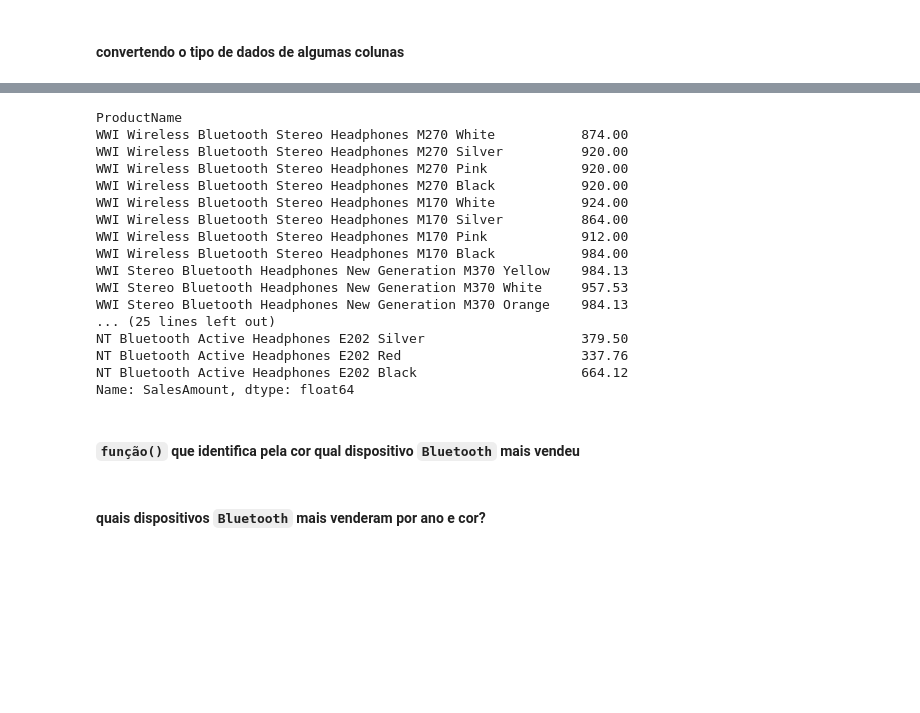
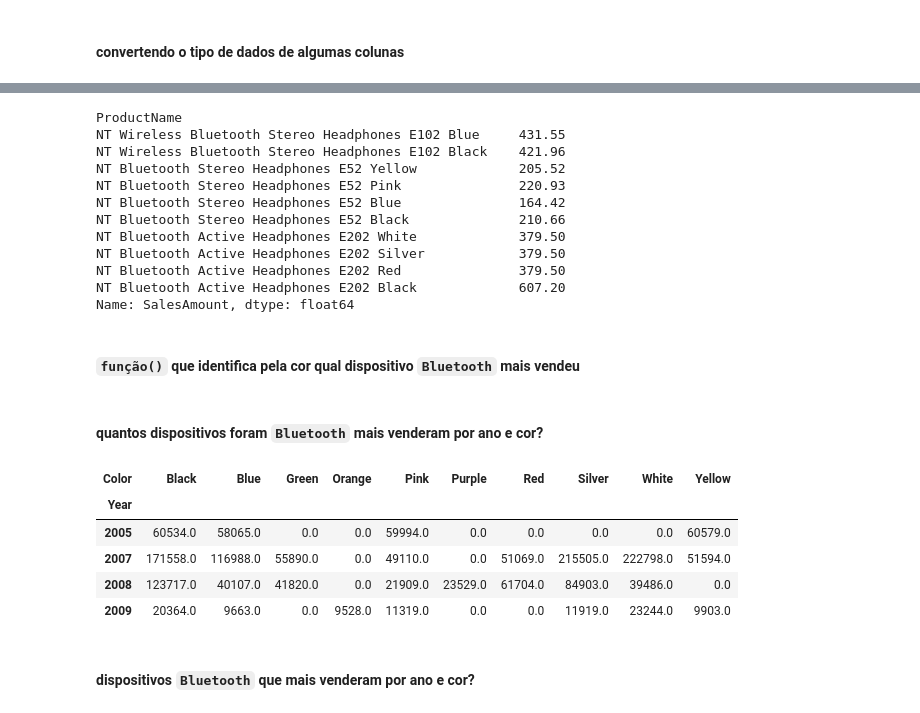
Before and after one commit to romeritomorais/extracting-1.000.000-rows-from-sqlserver-with-pandas, a Jupyter notebook: Extracting data from SQLServer with Python.ipynb, the cells around one changed output, grey strips where cells are left out. Cells and saved outputs as stored; diff of their text form; code cells hidden in the pictures; blank space fills up the shorter version.

```diff
--- a/Extracting data from SQLServer with Python.ipynb
+++ b/Extracting data from SQLServer with Python.ipynb
@@ -94,26 +99,20 @@ df['Year'] = df.AvailableForSaleDate.str[:4]
 # %%
 
-df[(df['SalesAmount'] < 1000 ) &
-   (df['ProductName'].str.contains("Bluetooth" ,na=False)
+df[(df['ProductName'].str.contains("Bluetooth" ,na=False)
       )].groupby(['ProductName']
-         ).median().sort_values(by="ProductName", ascending=False)['SalesAmount'].round(2)
+         ).median().sort_values(by="ProductName", ascending=False)['SalesAmount'].round(2).tail(10)
 # %% [output]
 ProductName
-WWI Wireless Bluetooth Stereo Headphones M270 White           874.00
-WWI Wireless Bluetooth Stereo Headphones M270 Silver          920.00
-WWI Wireless Bluetooth Stereo Headphones M270 Pink            920.00
-WWI Wireless Bluetooth Stereo Headphones M270 Black           920.00
-WWI Wireless Bluetooth Stereo Headphones M170 White           924.00
-WWI Wireless Bluetooth Stereo Headphones M170 Silver          864.00
-WWI Wireless Bluetooth Stereo Headphones M170 Pink            912.00
-WWI Wireless Bluetooth Stereo Headphones M170 Black           984.00
-WWI Stereo Bluetooth Headphones New Generation M370 Yellow    984.13
-WWI Stereo Bluetooth Headphones New Generation M370 White     957.53
-WWI Stereo Bluetooth Headphones New Generation M370 Orange    984.13
-... (25 lines left out)
-NT Bluetooth Active Headphones E202 Silver                    379.50
-NT Bluetooth Active Headphones E202 Red                       337.76
-NT Bluetooth Active Headphones E202 Black                     664.12
+NT Wireless Bluetooth Stereo Headphones E102 Blue     431.55
+NT Wireless Bluetooth Stereo Headphones E102 Black    421.96
+NT Bluetooth Stereo Headphones E52 Yellow             205.52
+NT Bluetooth Stereo Headphones E52 Pink               220.93
+NT Bluetooth Stereo Headphones E52 Blue               164.42
+NT Bluetooth Stereo Headphones E52 Black              210.66
+NT Bluetooth Active Headphones E202 White             379.50
+NT Bluetooth Active Headphones E202 Silver            379.50
+NT Bluetooth Active Headphones E202 Red               379.50
+NT Bluetooth Active Headphones E202 Black             607.20
 Name: SalesAmount, dtype: float64
 # %% [markdown]
 #### **`função()` que identifica pela cor qual dispositivo `Bluetooth` mais vendeu**
@@ -144,6 +142,26 @@ def cor(valor):
         return "Outros"
 # %%
 df['Color'] = df['ProductName'].map(cor)
+# %% [markdown]
+#### **quantos dispositivos foram `Bluetooth` mais venderam por ano e cor?**
+# %%
+
+ploter = df[(df['SalesAmount'] > 0 ) &
+            (df['ProductName'].str.contains("Bluetooth" ,na=False)
+            )].groupby(['Year','Color']
+            ).sum().sort_values(by=['Year','SalesQuantity'], ascending=False)['SalesQuantity']
+
+
+ploter.groupby(['Year','Color']).sum().fillna(0)
+maper = ploter.reset_index()
+maper.pivot('Year','Color','SalesQuantity').fillna(0)
+# %% [output]
+| Color | Black | Blue | Green | Orange | Pink | Purple | Red | Silver | White | Yellow |
+| Year |  |  |  |  |  |  |  |  |  |  |
+| 2005 | 60534.0 | 58065.0 | 0.0 | 0.0 | 59994.0 | 0.0 | 0.0 | 0.0 | 0.0 | 60579.0 |
+| 2007 | 171558.0 | 116988.0 | 55890.0 | 0.0 | 49110.0 | 0.0 | 51069.0 | 215505.0 | 222798.0 | 51594.0 |
+| 2008 | 123717.0 | 40107.0 | 41820.0 | 0.0 | 21909.0 | 23529.0 | 61704.0 | 84903.0 | 39486.0 | 0.0 |
+| 2009 | 20364.0 | 9663.0 | 0.0 | 9528.0 | 11319.0 | 0.0 | 0.0 | 11919.0 | 23244.0 | 9903.0 |
 # %% [markdown]
-#### **quais dispositivos `Bluetooth` mais venderam por ano e cor?**
+#### **dispositivos `Bluetooth` que mais venderam por ano e cor?**
 # %%
```
Also changed, not shown: parts of 12 cells of this notebook.
